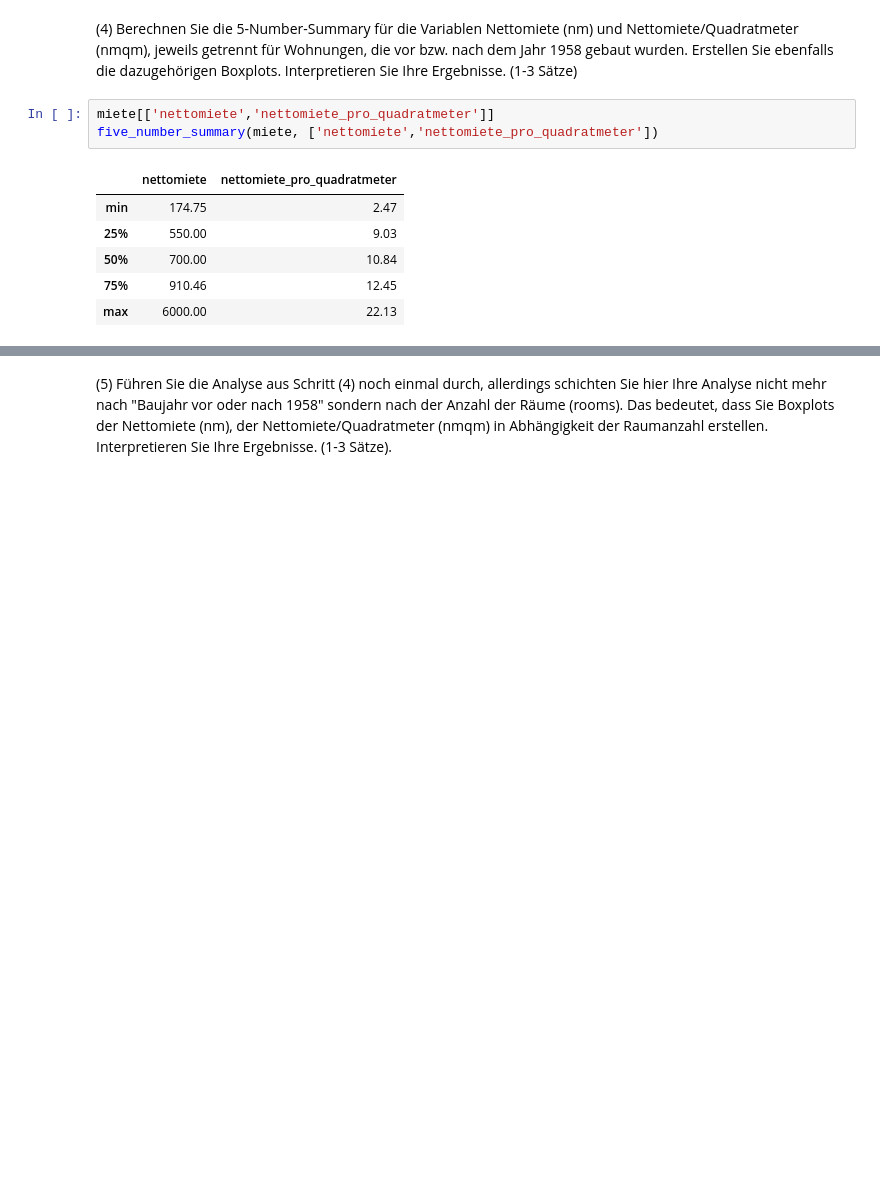
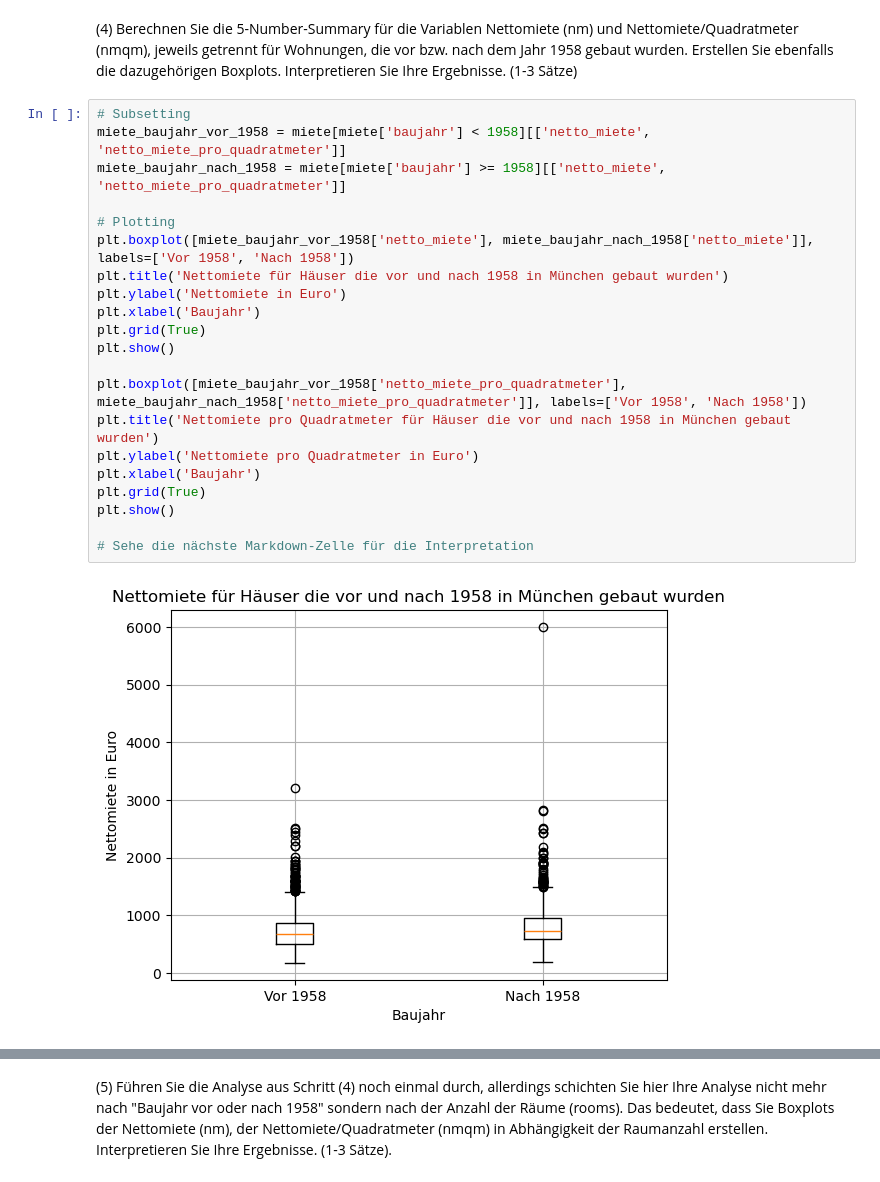
Before and after one commit to cortex359/ds.ss24, a Jupyter notebook: marine_u04/TSRI-4.ipynb, the cells around one changed output, grey strips where cells are left out. Saved outputs shown, nothing was run; the diff lists cells and outputs as text; blank space fills up the shorter version.

```diff
--- a/marine_u04/TSRI-4.ipynb
+++ b/marine_u04/TSRI-4.ipynb
@@ -299,13 +299,26 @@ max    2012.5
 Name: baujahr, dtype: float64
 # %% [markdown]
 (4) Berechnen Sie die 5-Number-Summary für die Variablen Nettomiete (nm) und Nettomiete/Quadratmeter (nmqm), jeweils getrennt für Wohnungen, die vor bzw. nach dem Jahr 1958 gebaut wurden. Erstellen Sie ebenfalls die dazugehörigen Boxplots. Interpretieren Sie Ihre Ergebnisse. (1-3 Sätze)
-# %%
-miete[['nettomiete','nettomiete_pro_quadratmeter']]
-five_number_summary(miete, ['nettomiete','nettomiete_pro_quadratmeter'])
-# %% [output]
-|  | nettomiete | nettomiete_pro_quadratmeter |
-| min | 174.75 | 2.47 |
-| 25% | 550.00 | 9.03 |
-| 50% | 700.00 | 10.84 |
-| 75% | 910.46 | 12.45 |
-| max | 6000.00 | 22.13 |
+# %%
+# Subsetting
+miete_baujahr_vor_1958 = miete[miete['baujahr'] < 1958][['netto_miete', 'netto_miete_pro_quadratmeter']]
+miete_baujahr_nach_1958 = miete[miete['baujahr'] >= 1958][['netto_miete', 'netto_miete_pro_quadratmeter']]
+
+# Plotting
+plt.boxplot([miete_baujahr_vor_1958['netto_miete'], miete_baujahr_nach_1958['netto_miete']], labels=['Vor 1958', 'Nach 1958'])
+plt.title('Nettomiete für Häuser die vor und nach 1958 in München gebaut wurden')
+plt.ylabel('Nettomiete in Euro')
+plt.xlabel('Baujahr')
+plt.grid(True)
+plt.show()
+
+plt.boxplot([miete_baujahr_vor_1958['netto_miete_pro_quadratmeter'], miete_baujahr_nach_1958['netto_miete_pro_quadratmeter']], labels=['Vor 1958', 'Nach 1958'])
+plt.title('Nettomiete pro Quadratmeter für Häuser die vor und nach 1958 in München gebaut wurden')
+plt.ylabel('Nettomiete pro Quadratmeter in Euro')
+plt.xlabel('Baujahr')
+plt.grid(True)
+plt.show()
+
+# Sehe die nächste Markdown-Zelle für die Interpretation
+# %% [output]
+[figure, added]
```
Also changed, not shown: parts of 5 cells of this notebook.
